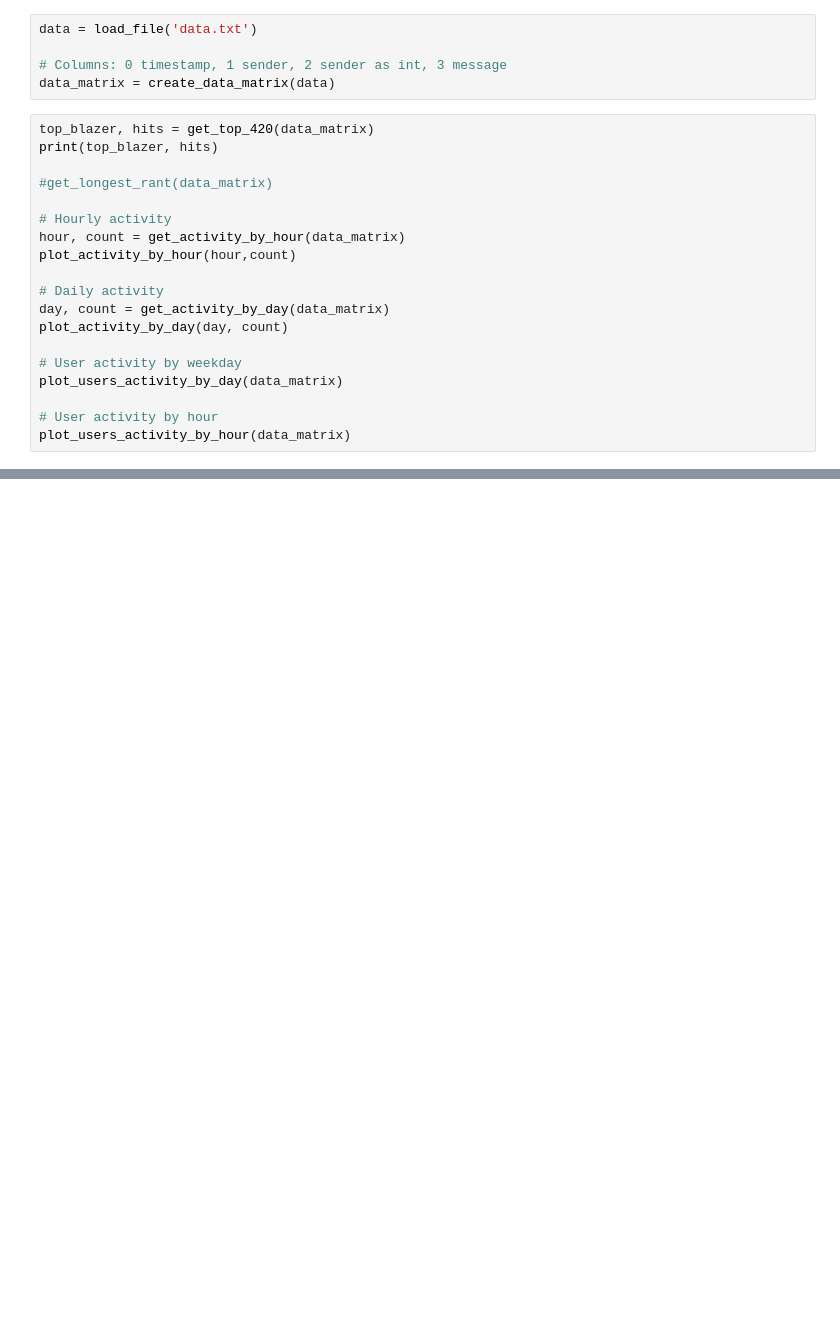
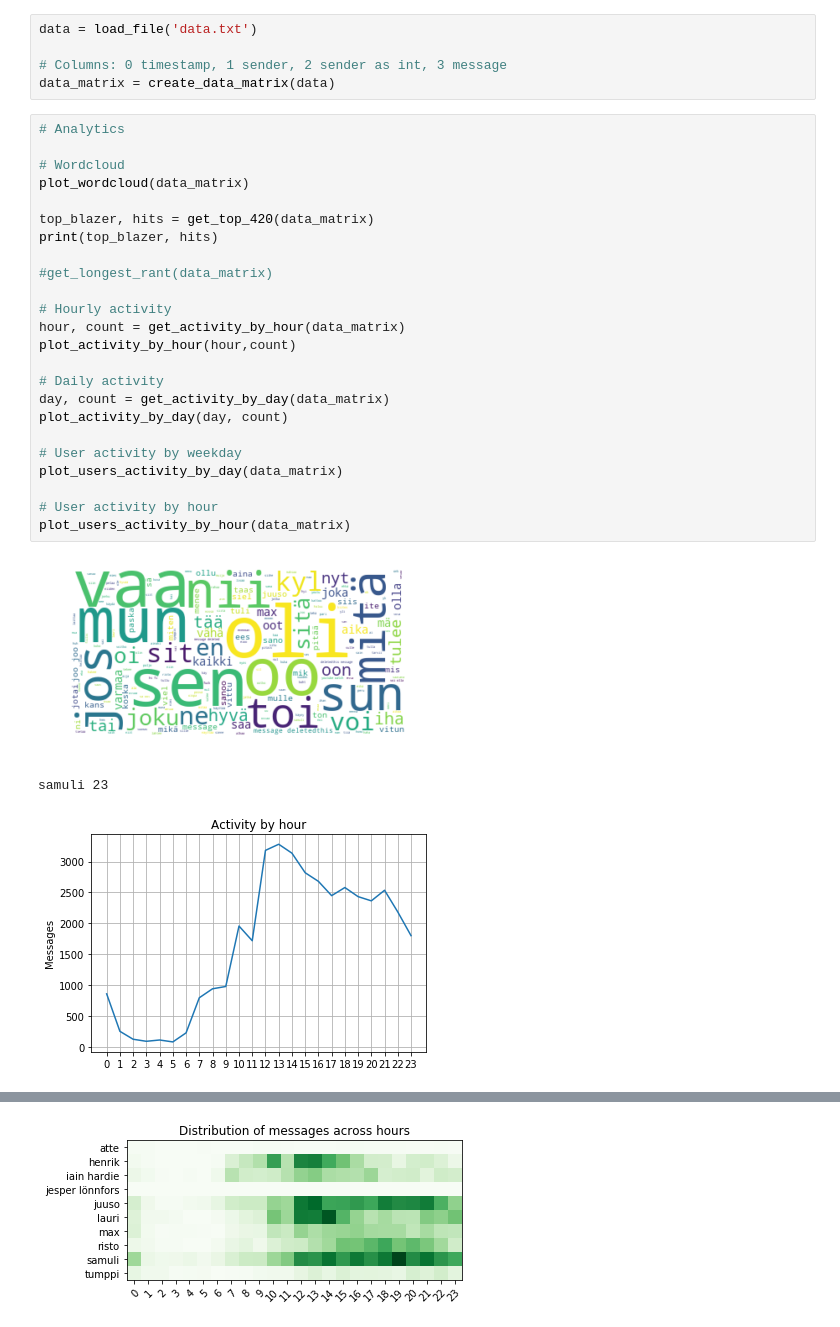
Before and after one commit to henrikhjort/whatsapp_analytics, a Jupyter notebook: whatsapp_analytics.ipynb, the cells around one changed output, grey strips where cells are left out. Saved outputs shown, nothing was run; the diff lists cells and outputs as text; blank space fills up the shorter version.

Commit message:
add wordcloud

```diff
--- a/whatsapp_analytics.ipynb
+++ b/whatsapp_analytics.ipynb
@@ -268,21 +316,30 @@ data = load_file('data.txt')
 # Columns: 0 timestamp, 1 sender, 2 sender as int, 3 message
 data_matrix = create_data_matrix(data)
 # %%
+# Analytics
+
+# Wordcloud
+plot_wordcloud(data_matrix)
+
 top_blazer, hits = get_top_420(data_matrix)
 print(top_blazer, hits)
 
 #get_longest_rant(data_matrix)
 
 # Hourly activity
 hour, count = get_activity_by_hour(data_matrix)
 plot_activity_by_hour(hour,count)
 
 # Daily activity
 day, count = get_activity_by_day(data_matrix)
 plot_activity_by_day(day, count)
 
 # User activity by weekday
 plot_users_activity_by_day(data_matrix)
 
 # User activity by hour
 plot_users_activity_by_hour(data_matrix)
+# %% [output]
+[figure, added]
+samuli 23
+[figure, added]
@@ -288,0 +348 @@ plot_users_activity_by_hour(data_matrix)
+[figure, added]
```
Also changed, not shown: parts of 6 cells of this notebook.
